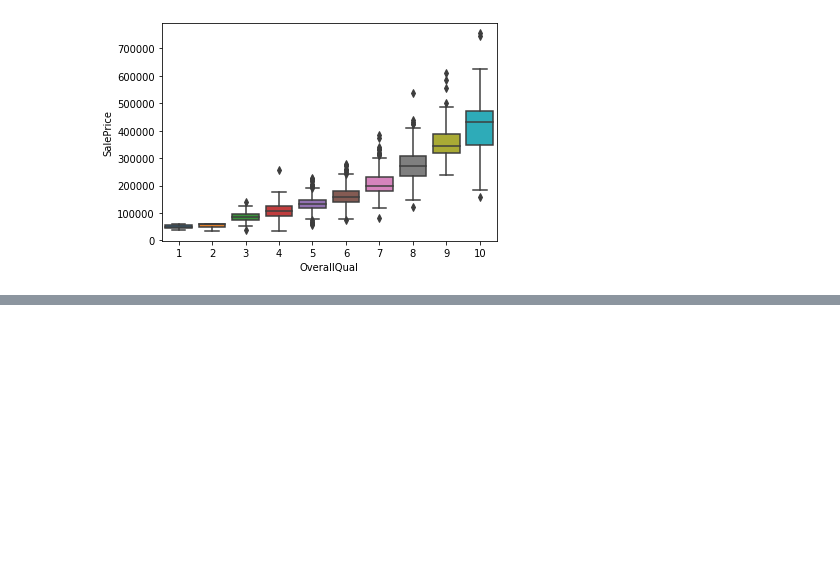
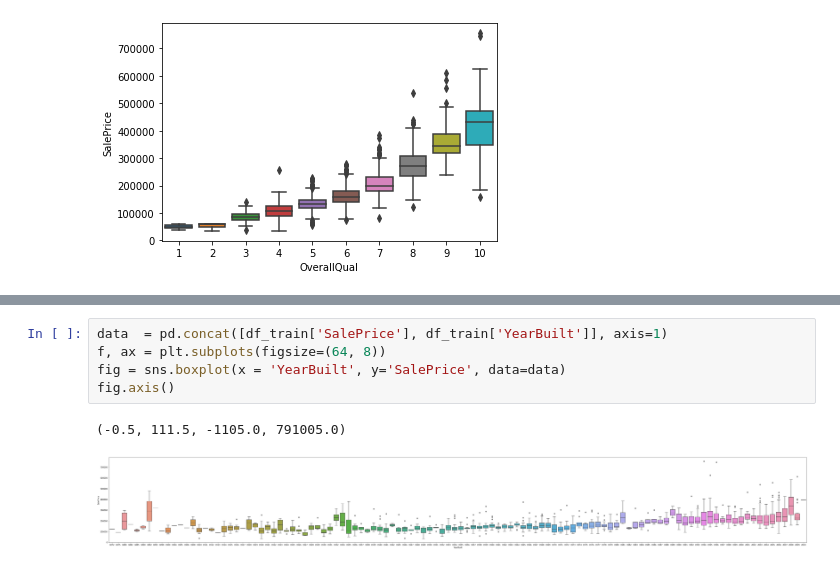
Before and after one commit to hiba007/data-science, a Jupyter notebook: 11_Feb_House_Prices.ipynb, the cells around one changed output, grey strips where cells are left out. Cells and saved outputs as stored; diff of their text form; blank space fills up the shorter version.

```diff
--- a/11_Feb_House_Prices.ipynb
+++ b/11_Feb_House_Prices.ipynb
@@ -103,0 +101,8 @@ True
+# %%
+data  = pd.concat([df_train['SalePrice'], df_train['YearBuilt']], axis=1)
+f, ax = plt.subplots(figsize=(64, 8))
+fig = sns.boxplot(x = 'YearBuilt', y='SalePrice', data=data)
+fig.axis()
+# %% [output]
+(-0.5, 111.5, -1105.0, 791005.0)
+[figure, added]
```
Also changed, not shown: parts of 11 cells of this notebook.
